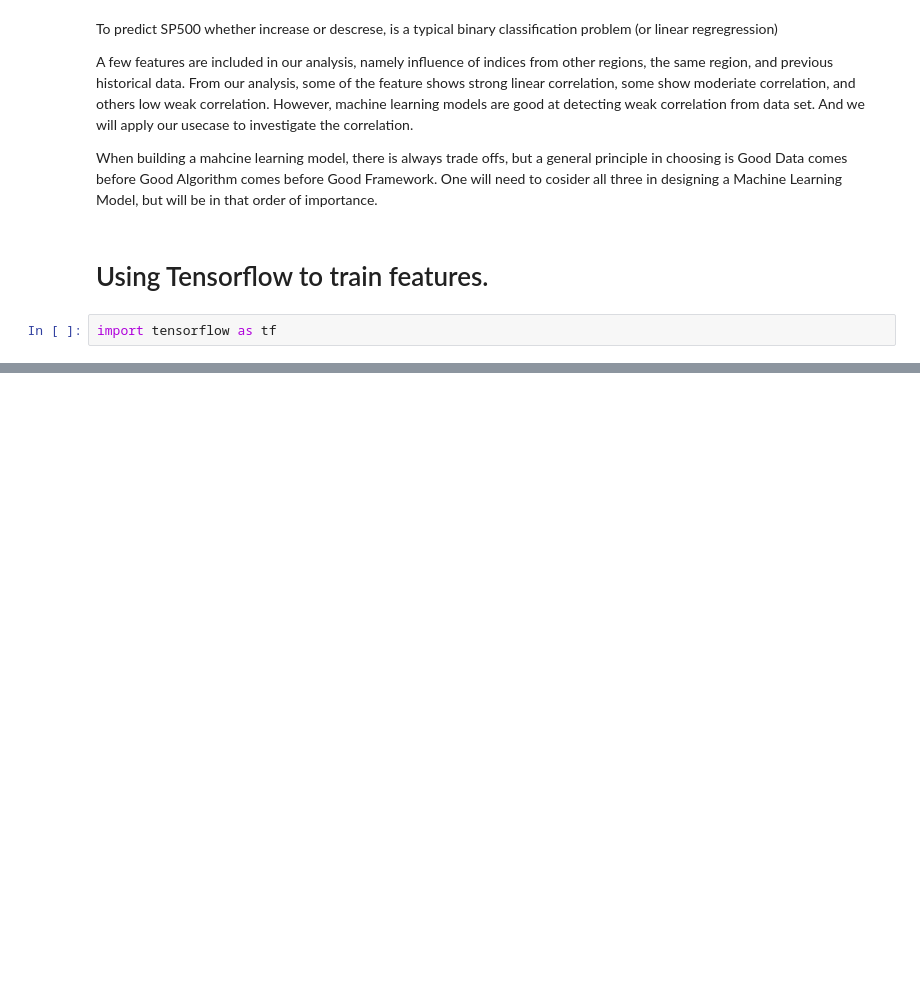
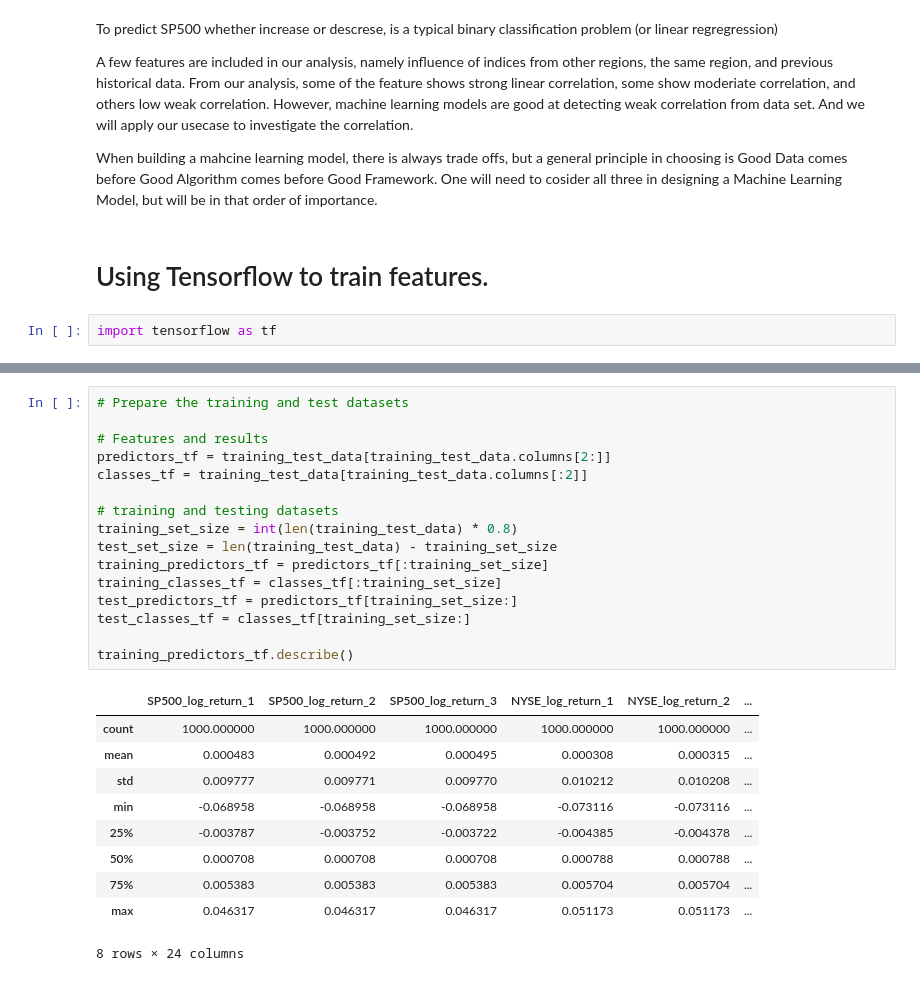
Before and after one commit to stevenyu530/NowcastingLibrary, a Jupyter notebook: IPythonNotebooks/MLFinancialTimeSeries.ipynb, the cells around one changed output, grey strips where cells are left out. Saved outputs shown, nothing was run; the diff lists cells and outputs as text; blank space fills up the shorter version.

Commit message:
TensorFlow Training - Training and testing datasets

```diff
--- a/IPythonNotebooks/MLFinancialTimeSeries.ipynb
+++ b/IPythonNotebooks/MLFinancialTimeSeries.ipynb
@@ -288 +361,28 @@ training_test_data = pd.DataFrame(
+# %%
+# Prepare the training and test datasets
+
+# Features and results
+predictors_tf = training_test_data[training_test_data.columns[2:]]
+classes_tf = training_test_data[training_test_data.columns[:2]]
+
+# training and testing datasets
+training_set_size = int(len(training_test_data) * 0.8)
+test_set_size = len(training_test_data) - training_set_size
+training_predictors_tf = predictors_tf[:training_set_size]
+training_classes_tf = classes_tf[:training_set_size]
+test_predictors_tf = predictors_tf[training_set_size:]
+test_classes_tf = classes_tf[training_set_size:]
+
+training_predictors_tf.describe()
+# %% [output]
+|  | SP500_log_return_1 | SP500_log_return_2 | SP500_log_return_3 | NYSE_log_return_1 | NYSE_log_return_2 | ... |
+| count | 1000.000000 | 1000.000000 | 1000.000000 | 1000.000000 | 1000.000000 | ... |
+| mean | 0.000483 | 0.000492 | 0.000495 | 0.000308 | 0.000315 | ... |
+| std | 0.009777 | 0.009771 | 0.009770 | 0.010212 | 0.010208 | ... |
+| min | -0.068958 | -0.068958 | -0.068958 | -0.073116 | -0.073116 | ... |
+| 25% | -0.003787 | -0.003752 | -0.003722 | -0.004385 | -0.004378 | ... |
+| 50% | 0.000708 | 0.000708 | 0.000708 | 0.000788 | 0.000788 | ... |
+| 75% | 0.005383 | 0.005383 | 0.005383 | 0.005704 | 0.005704 | ... |
+| max | 0.046317 | 0.046317 | 0.046317 | 0.051173 | 0.051173 | ... |
+8 rows × 24 columns
 # %%
```
Also changed, not shown: parts of 4 cells of this notebook.
